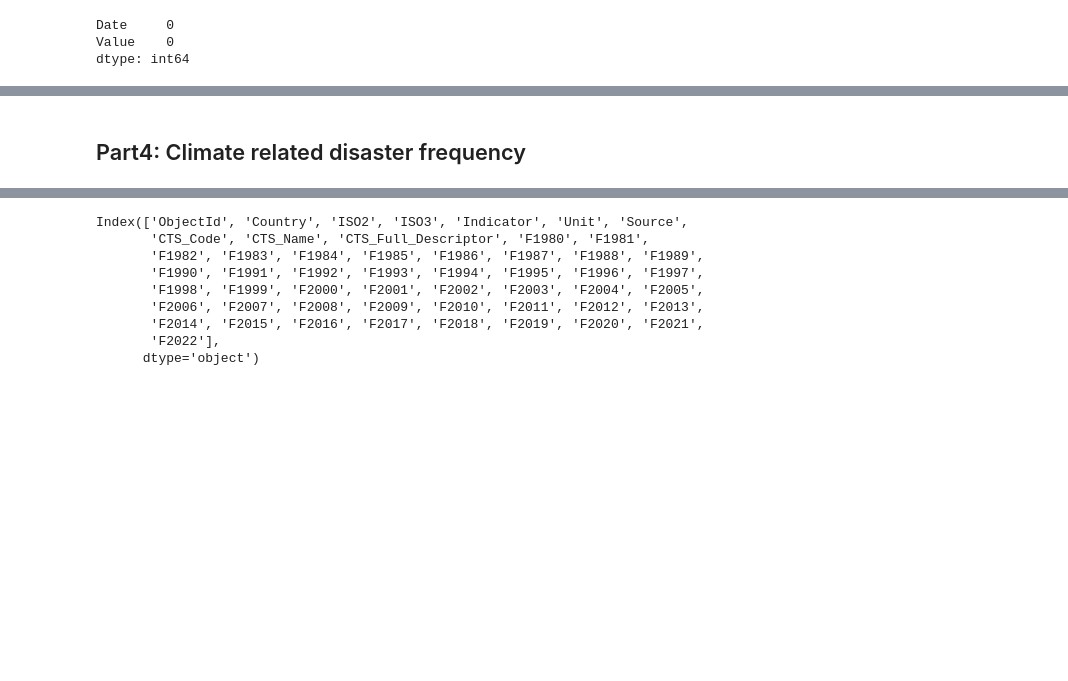
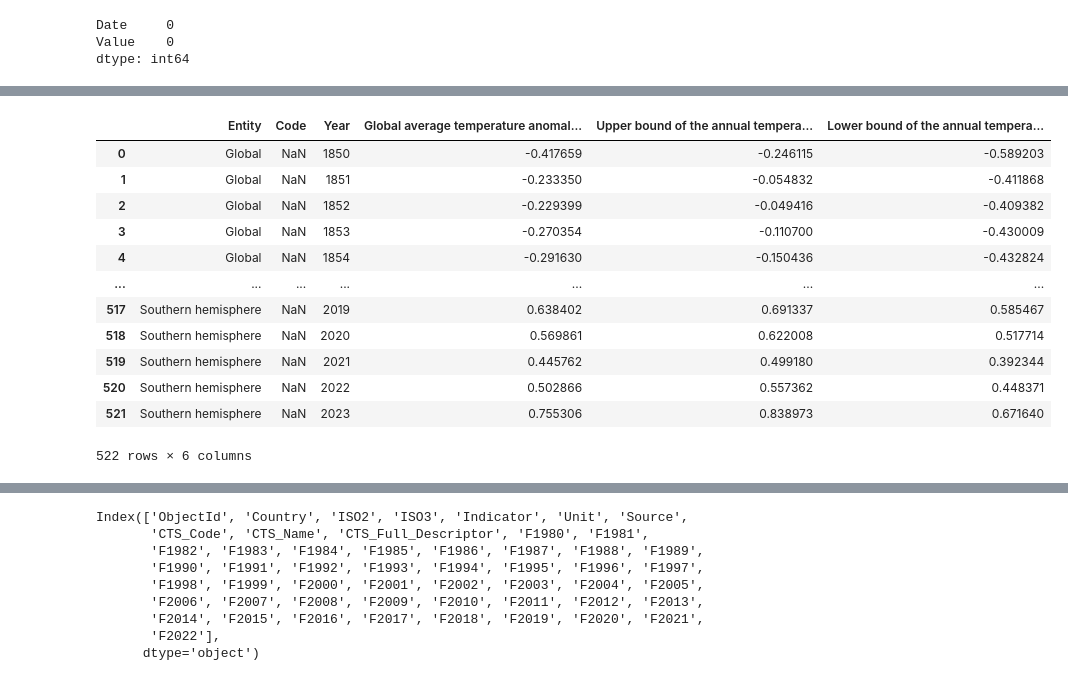
Before and after one commit to mona-shiri/Climate_change, a Jupyter notebook: climate_change.ipynb, the cells around one changed output, grey strips where cells are left out. Cells and saved outputs as stored; diff of their text form; code cells hidden in the pictures; blank space fills up the shorter version.

```diff
--- a/climate_change.ipynb
+++ b/climate_change.ipynb
@@ -685,2 +663,0 @@ plt.show()
-# %% [markdown]
-## Part4: Climate related disaster frequency
@@ -686,0 +668,18 @@ plt.show()
+# %%
+# Load the data
+df_co2_2 = pd.read_csv('/Users/moni/DS - Karan/Week2/Data/temperature-anomaly.csv')
+df_co2_2
+# %% [output]
+|  | Entity | Code | Year | Global average temperature anomal... | Upper bound of the annual tempera... | Lower bound of the annual tempera... |
+| 0 | Global | NaN | 1850 | -0.417659 | -0.246115 | -0.589203 |
+| 1 | Global | NaN | 1851 | -0.233350 | -0.054832 | -0.411868 |
+| 2 | Global | NaN | 1852 | -0.229399 | -0.049416 | -0.409382 |
+| 3 | Global | NaN | 1853 | -0.270354 | -0.110700 | -0.430009 |
+| 4 | Global | NaN | 1854 | -0.291630 | -0.150436 | -0.432824 |
+| ... | ... | ... | ... | ... | ... | ... |
+| 517 | Southern hemisphere | NaN | 2019 | 0.638402 | 0.691337 | 0.585467 |
+| 518 | Southern hemisphere | NaN | 2020 | 0.569861 | 0.622008 | 0.517714 |
+| 519 | Southern hemisphere | NaN | 2021 | 0.445762 | 0.499180 | 0.392344 |
+| 520 | Southern hemisphere | NaN | 2022 | 0.502866 | 0.557362 | 0.448371 |
+| 521 | Southern hemisphere | NaN | 2023 | 0.755306 | 0.838973 | 0.671640 |
+522 rows × 6 columns
```
Also changed, not shown: parts of 30 cells of this notebook, 3 other files.
